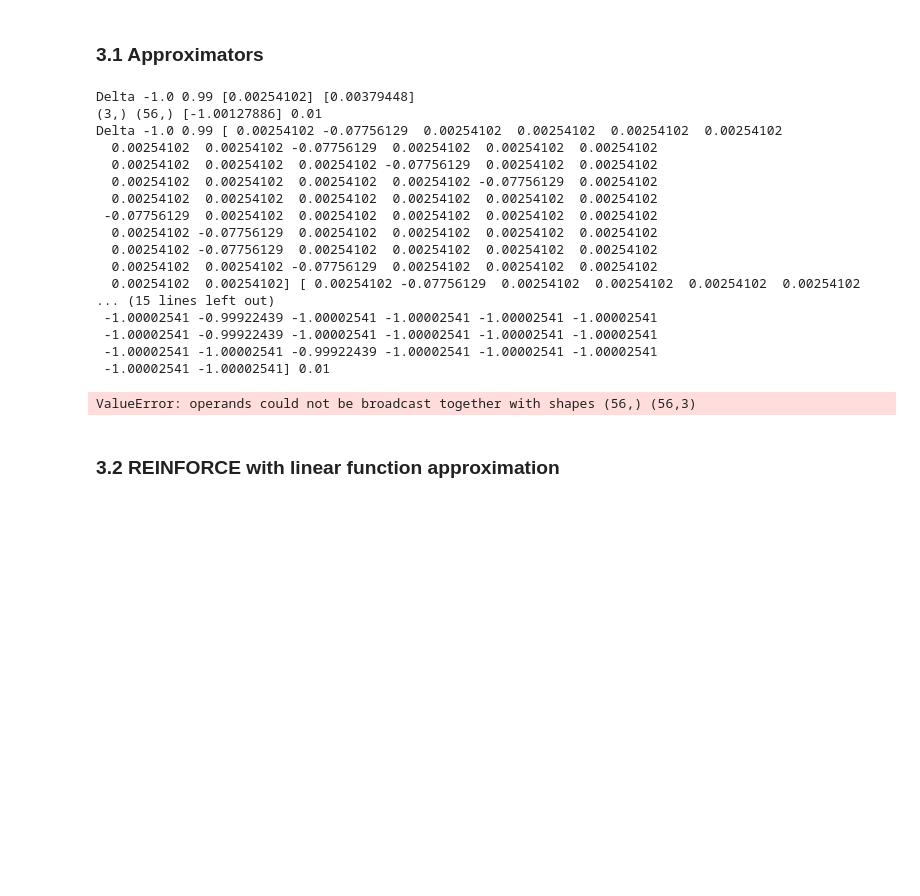
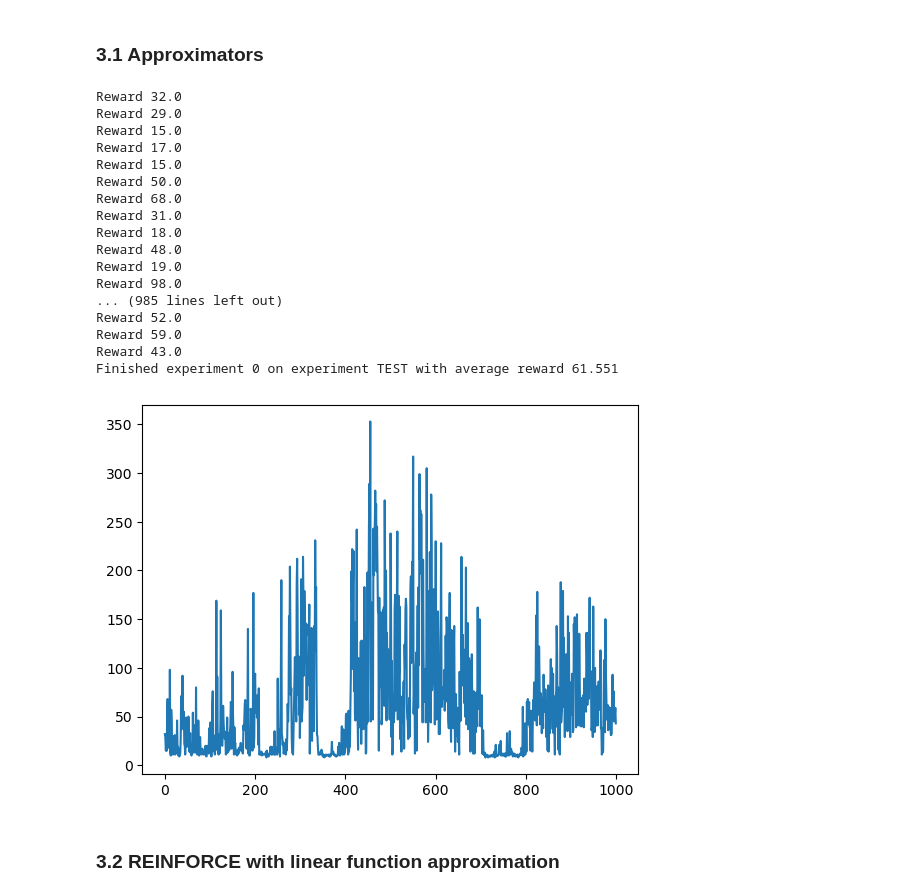
Before and after one commit to ryanreszetnik/COMP579, a Jupyter notebook: A3/COMP579_Assignment3.ipynb, the cells around one changed output. Drawn from its saved outputs; the diff is of its cells as text; code cells hidden in the pictures; blank space fills up the shorter version.

Commit message:
actor critic fix

```diff
--- a/A3/COMP579_Assignment3.ipynb
+++ b/A3/COMP579_Assignment3.ipynb
@@ -513,6 +505,9 @@ $$\nabla_z J(\pi) = \mathbb{E}_{\pi}[(1-\pi(a|s))(A_\pi(s,a) + V_\pi(s))]$$
 ### 3.1 Approximators
 # %%
 # Actor critic
+def softmax(x, temp):
+    exp_x = np.exp(x / temp)
+    return exp_x / np.sum(exp_x)
 def action_softmax(q_values, temp):
     exp_q_values = np.exp(q_values / temp)
     return np.random.choice(len(q_values), p=exp_q_values / np.sum(exp_q_values))
@@ -529,16 +524,17 @@ class Network():
         self.weights = np.random.uniform(-0.001, 0.001, (input_dim, output_dim))
 
     def forward(self, x):
-        return x @ self.weights
+        return x.dot(self.weights)
 
     def update(self, updateAmt):
-        self.weights = self.weights + updateAmt
+        self.weights = self.weights + updateAmt.reshape(self.weights.shape)
 
 class ActorCritic:
-    def __init__(self, env, alpha, gamma, temp, num_tilings, num_tiles_per_tiling):
+    def __init__(self, env, alpha_policy, alpha_value, gamma, temp, num_tilings, num_tiles_per_tiling):
         # write your solution here
         self.env = env
-        self.alpha = alpha
+        self.alpha_policy = alpha_policy
+        self.alpha_value = alpha_value
         self.gamma = gamma
         self.temp = temp
         self.num_tilings = num_tilings
@@ -561,18 +557,17 @@ class ActorCritic:
         tile_coding_state = create_flat_tiling(self.env, self.num_tiles_per_tiling, self.num_tilings, s)
         v_value = self.V.forward(tile_coding_state)
         q_values = self.Q.forward(tile_coding_state)
+        probs = softmax(q_values, self.temp)
 
         next_tile_coding_state = create_flat_tiling(self.env, self.num_tiles_per_tiling, self.num_tilings, s_prime)
         next_v_value = self.V.forward(next_tile_coding_state)
 
-        print("Delta",r,self.gamma,next_v_value,v_value)
         delta = r + self.gamma * next_v_value - v_value
 
-        v_update_amt = self.alpha *I* delta * tile_coding_state
+        v_update_amt = self.alpha_value * delta * tile_coding_state
 
-        grad = action_softmax_grad(q_values, a)
-        print(grad.shape,tile_coding_state.shape,delta,self.alpha)
-        q_update_amt = self.alpha *delta * np.outer(tile_coding_state, grad)
+        grad = action_softmax_grad(probs, a)
+        q_update_amt = self.alpha_policy * delta * np.outer(tile_coding_state, grad)
 
         self.V.update(v_update_amt)
         self.Q.update(q_update_amt)
@@ -586,54 +581,59 @@ def run_episoid(agent, env):
     while True:
         action = agent.select_action(state)
         next_state, reward, terminated, truncated, _ = env.step(action)
         agent.update(state, action, reward, next_state, I)
         cum_reward += reward
         state = next_state
         I = I * agent.gamma
         if terminated or truncated:
             break
     return cum_reward
 
 
 def run_experiments(agent, env, num_episodes, num_experiments, experiment_id):
     rewards = []
     for k in range(num_experiments):
         agent.reset()
         episoid_rewards = []
         for i in range(num_episodes):
             reward = run_episoid(agent, env)
             if reward != -200:
                 print("Reward", reward)
             episoid_rewards.append(reward)
         rewards.append(episoid_rewards)
         print("Finished experiment", k, "on experiment", experiment_id, "with average reward", np.mean(episoid_rewards))
     return np.array(rewards)
 
 
-env = gym.make('MountainCar-v0')
-agent = ActorCritic(env, 0.01, 0.99, 0.01, 4, 7)
+env = gym.make('CartPole-v1')
+agent = ActorCritic(env, 0.0001, 0.1, 0.99, 0.02, 4, 8)
 
 
-run_experiments(agent, env, 1000, 1, 'TEST')
+
+
+# plot
+rewards = run_experiments(agent, env, 1000, 1, 'TEST')
+plt.plot(np.mean(rewards, axis=0))
+plt.show()
 # %% [output]
-Delta -1.0 0.99 [0.00254102] [0.00379448]
-(3,) (56,) [-1.00127886] 0.01
-Delta -1.0 0.99 [ 0.00254102 -0.07756129  0.00254102  0.00254102  0.00254102  0.00254102
-  0.00254102  0.00254102 -0.07756129  0.00254102  0.00254102  0.00254102
-  0.00254102  0.00254102  0.00254102 -0.07756129  0.00254102  0.00254102
-  0.00254102  0.00254102  0.00254102  0.00254102 -0.07756129  0.00254102
-  0.00254102  0.00254102  0.00254102  0.00254102  0.00254102  0.00254102
- -0.07756129  0.00254102  0.00254102  0.00254102  0.00254102  0.00254102
-  0.00254102 -0.07756129  0.00254102  0.00254102  0.00254102  0.00254102
-  0.00254102 -0.07756129  0.00254102  0.00254102  0.00254102  0.00254102
-  0.00254102  0.00254102 -0.07756129  0.00254102  0.00254102  0.00254102
-  0.00254102  0.00254102] [ 0.00254102 -0.07756129  0.00254102  0.00254102  0.00254102  0.00254102
-... (15 lines left out)
- -1.00002541 -0.99922439 -1.00002541 -1.00002541 -1.00002541 -1.00002541
- -1.00002541 -0.99922439 -1.00002541 -1.00002541 -1.00002541 -1.00002541
- -1.00002541 -1.00002541 -0.99922439 -1.00002541 -1.00002541 -1.00002541
- -1.00002541 -1.00002541] 0.01
+Reward 32.0
+Reward 29.0
+Reward 15.0
+Reward 17.0
+Reward 15.0
+Reward 50.0
+Reward 68.0
+Reward 31.0
+Reward 18.0
+Reward 48.0
+Reward 19.0
+Reward 98.0
+... (985 lines left out)
+Reward 52.0
+Reward 59.0
+Reward 43.0
+Finished experiment 0 on experiment TEST with average reward 61.551
-ValueError: operands could not be broadcast together with shapes (56,) (56,3)
+[figure, added]
 # %%
 class BoltzmannPolicyApproximator:
     def __init__(self, input_dim, output_dim, temp):
```
Also changed, not shown: parts of 15 cells of this notebook.
